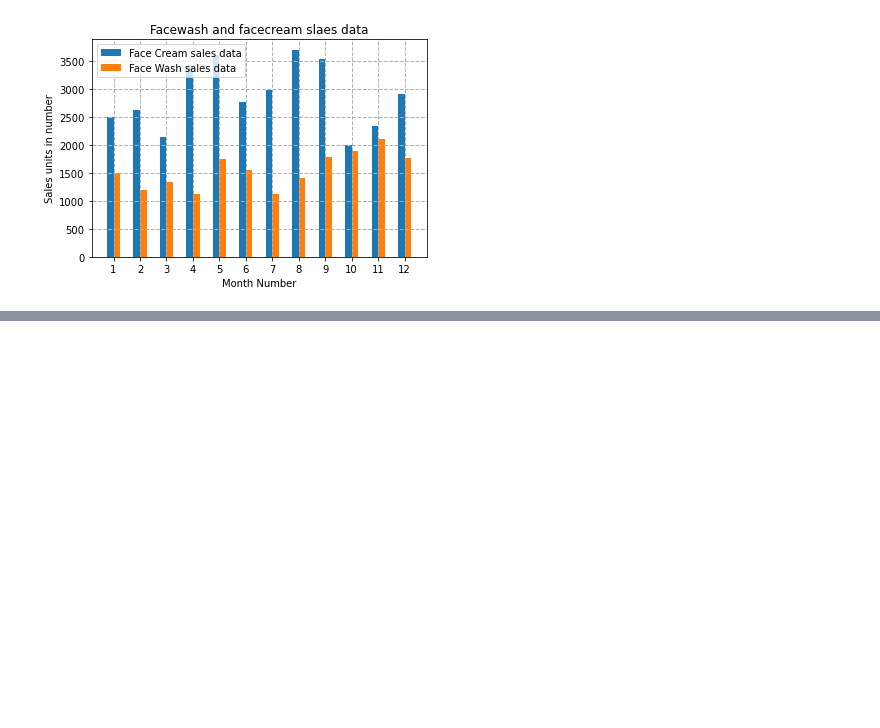
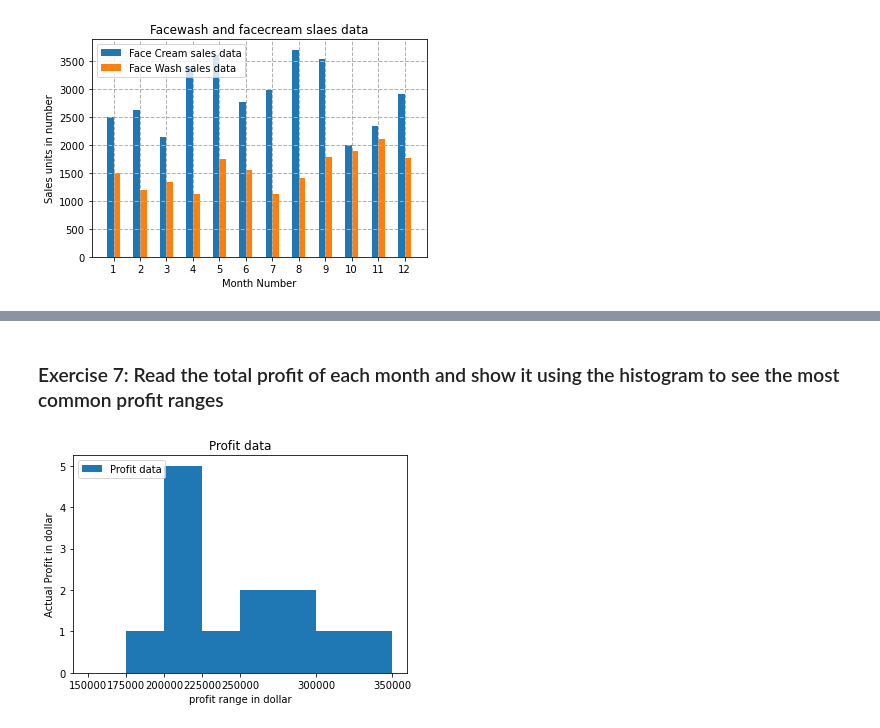
Before and after one commit to muhammad-rajib/matplotlib, a Jupyter notebook: visualize_company_sales_data.ipynb, the cells around one changed output, grey strips where cells are left out. Saved outputs shown, nothing was run; the diff lists cells and outputs as text; code cells hidden in the pictures; blank space fills up the shorter version.

```diff
--- a/visualize_company_sales_data.ipynb
+++ b/visualize_company_sales_data.ipynb
@@ -137,0 +156,17 @@ plt.show()
+# %% [markdown]
+### Exercise 7: Read the total profit of each month and show it using the histogram to see the most common profit ranges
+# %%
+profit = sales_data['total_profit']
+profit_range = [150000, 175000, 200000, 225000, 250000, 300000, 350000]
+
+plt.hist(profit, profit_range, label='Profit data')
+plt.title('Profit data')
+plt.xlabel('profit range in dollar')
+plt.ylabel('Actual Profit in dollar')
+plt.yticks(np.arange(0, 6))
+plt.xticks(profit_range)
+plt.legend(loc='upper left')
+
+plt.show()
+# %% [output]
+[figure, added]
```
Also changed, not shown: parts of 8 cells of this notebook, 8 other files.
